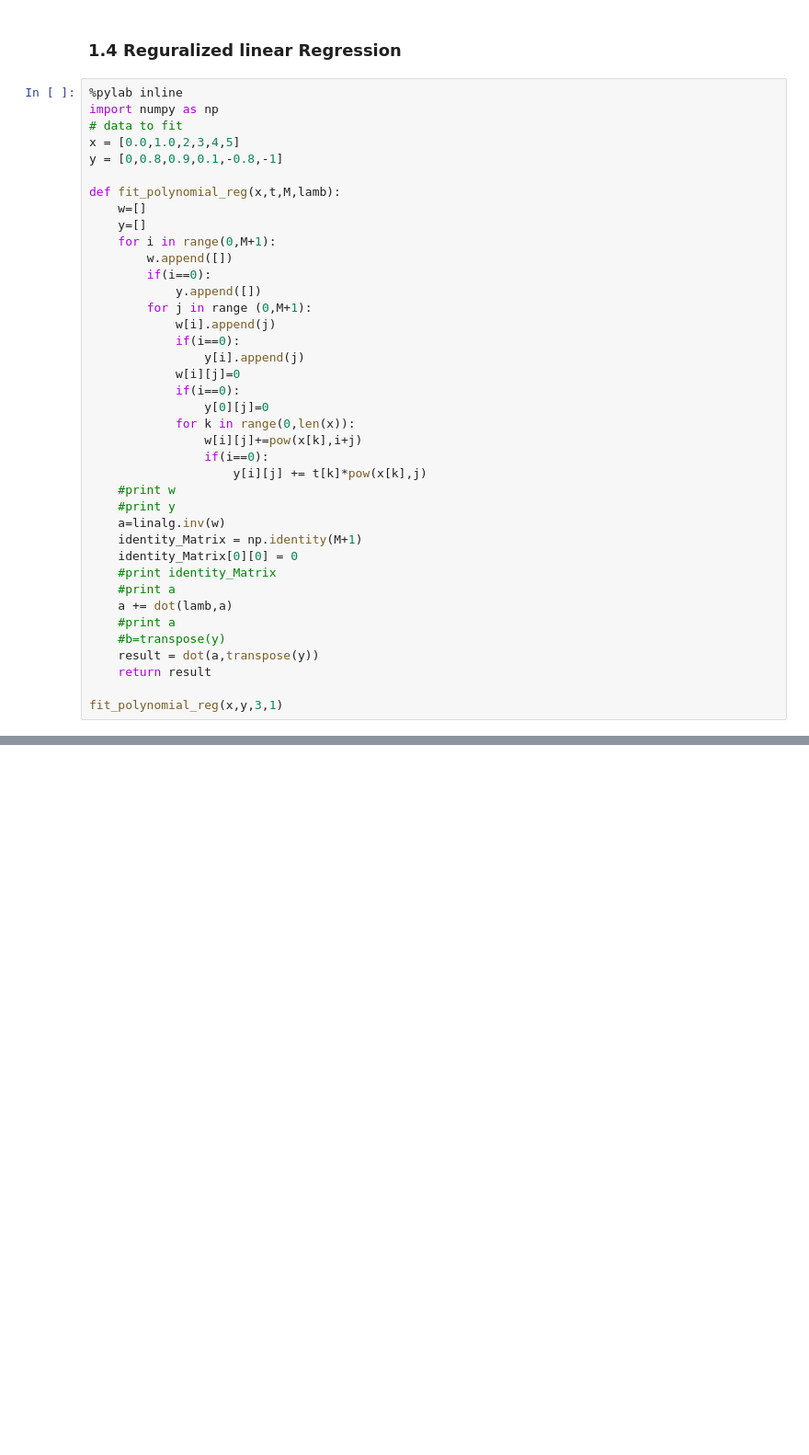
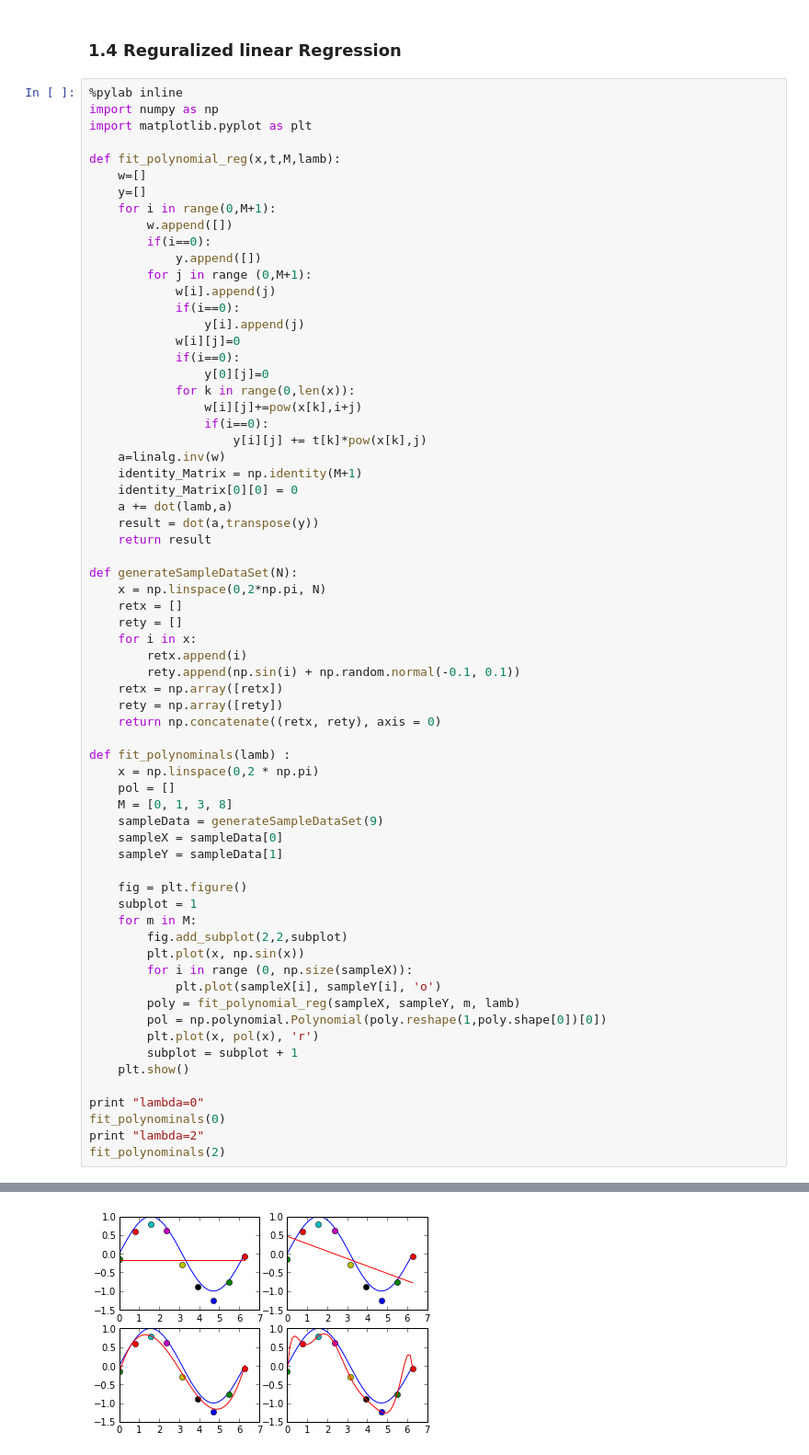
Before and after one commit to jaivalis/MLPR-Labs, a Jupyter notebook: Lab1Solutions.ipynb, the cells around one changed output, grey strips where cells are left out. Shown at 92% size. Saved outputs shown, nothing was run; the diff lists cells and outputs as text; blank space fills up the shorter version.

```diff
--- a/Lab1Solutions.ipynb
+++ b/Lab1Solutions.ipynb
@@ -127,9 +127,7 @@ fit_polynominals()
 # %%
 %pylab inline
 import numpy as np
-# data to fit
-x = [0.0,1.0,2,3,4,5]
-y = [0,0.8,0.9,0.1,-0.8,-1]
+import matplotlib.pyplot as plt
 
 def fit_polynomial_reg(x,t,M,lamb):
     w=[]
@@ -149,19 +147,48 @@ def fit_polynomial_reg(x,t,M,lamb):
                 w[i][j]+=pow(x[k],i+j)
                 if(i==0):
                     y[i][j] += t[k]*pow(x[k],j)
-    #print w
-    #print y
     a=linalg.inv(w)
     identity_Matrix = np.identity(M+1)
     identity_Matrix[0][0] = 0
-    #print identity_Matrix
-    #print a
     a += dot(lamb,a)
-    #print a
-    #b=transpose(y)
     result = dot(a,transpose(y))
     return result
 
-fit_polynomial_reg(x,y,3,1)
+def generateSampleDataSet(N):
+    x = np.linspace(0,2*np.pi, N)
+    retx = []
+    rety = []
+    for i in x:
+        retx.append(i)
+        rety.append(np.sin(i) + np.random.normal(-0.1, 0.1))
+    retx = np.array([retx])
+    rety = np.array([rety])
+    return np.concatenate((retx, rety), axis = 0)
+
+def fit_polynominals(lamb) :
+    x = np.linspace(0,2 * np.pi)
+    pol = []
+    M = [0, 1, 3, 8]
+    sampleData = generateSampleDataSet(9)
+    sampleX = sampleData[0]
+    sampleY = sampleData[1]
+
+    fig = plt.figure()
+    subplot = 1
+    for m in M:
+        fig.add_subplot(2,2,subplot)
+        plt.plot(x, np.sin(x))
+        for i in range (0, np.size(sampleX)):
+            plt.plot(sampleX[i], sampleY[i], 'o')
+        poly = fit_polynomial_reg(sampleX, sampleY, m, lamb)
+        pol = np.polynomial.Polynomial(poly.reshape(1,poly.shape[0])[0])
+        plt.plot(x, pol(x), 'r')
+        subplot = subplot + 1
+    plt.show()
+
+print "lambda=0"
+fit_polynominals(0)
+print "lambda=2"
+fit_polynominals(2)
 # %% [output]
 Populating the interactive namespace from numpy and matplotlib
@@ -167,0 +196 @@ Populating the interactive namespace from numpy and matplotlib
+[figure, added]
```
Also changed, not shown: parts of 3 cells of this notebook.
